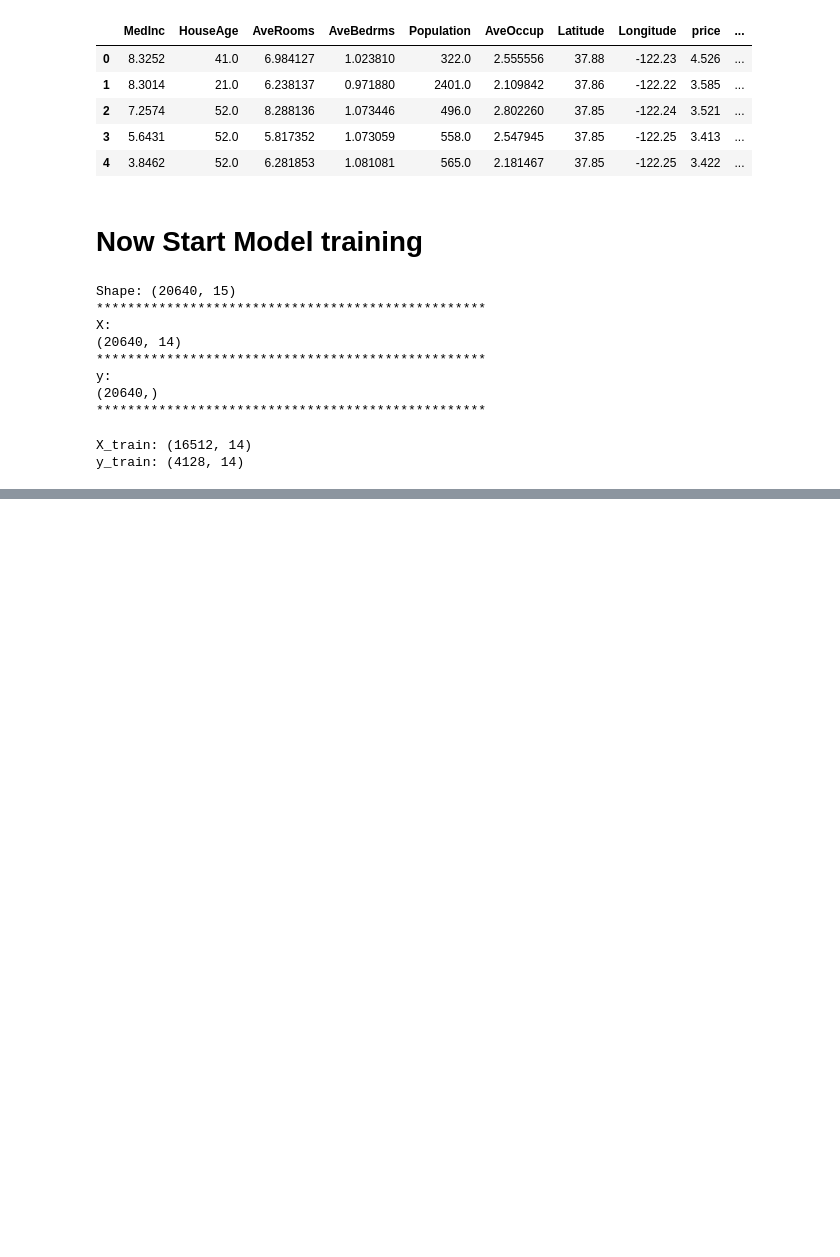
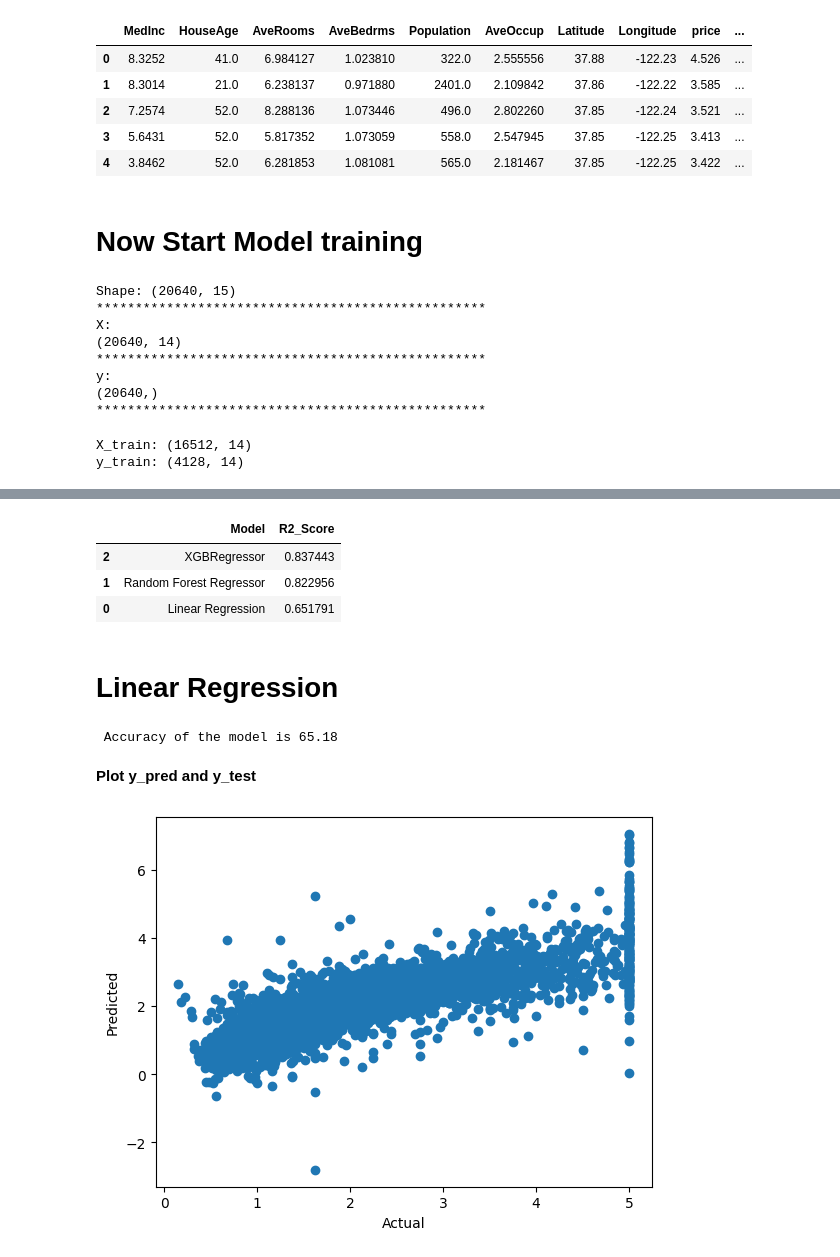
Before and after one commit to MudaserShah/Machine-learning-Projects, a Jupyter notebook: house-price-ml/notebook.ipynb, the cells around one changed output, grey strips where cells are left out. Drawn from its saved outputs; the diff is of its cells as text; code cells hidden in the pictures; blank space fills up the shorter version.

Commit message:
add some models

```diff
--- a/house-price-ml/notebook.ipynb
+++ b/house-price-ml/notebook.ipynb
@@ -1120,3 +991,0 @@ Mean Squared Error: 0.20461279955764952
-# %%
-rmse = np.sqrt(mse)
-print("RMSE:", rmse)
@@ -1125,5 +991,0 @@ RMSE: 0.4523414634517264
-# %%
-xg.fit(X_tr_sc, y_train)
-
-print("Train R2:", xg.score(X_tr_sc, y_train))
-print("Test R2:", xg.score(X_te_sc, y_test))
@@ -1157,0 +994,7 @@ print(results.head(20))
+# %%
+def evaluate_model(true, predicted):
+    mae = mean_absolute_error(true, predicted)
+    mse = mean_squared_error(true, predicted)
+    rmse = np.sqrt(mean_squared_error(true, predicted))
+    r2_square = r2_score(true, predicted)
+    return mae, rmse, r2_square
@@ -1157,0 +1059,25 @@ print(results.head(20))
+# %%
+pd.DataFrame(list(zip(model_list, r2_list)), columns=['Model', 'R2_Score']).sort_values(by='R2_Score', ascending=False)
+# %% [output]
+|  | Model | R2_Score |
+| 2 | XGBRegressor | 0.837443 |
+| 1 | Random Forest Regressor | 0.822956 |
+| 0 | Linear Regression | 0.651791 |
+# %% [markdown]
+# Linear Regression
+# %%
+lin_model = LinearRegression(fit_intercept=True)
+lin_model = lin_model.fit(X_train, y_train)
+y_pred = lin_model.predict(X_test)
+score = r2_score(y_test, y_pred)*100
+print(" Accuracy of the model is %.2f" %score)
+# %% [output]
+ Accuracy of the model is 65.18
+# %% [markdown]
+**Plot y_pred and y_test**
+# %%
+plt.scatter(y_test,y_pred);
+plt.xlabel('Actual');
+plt.ylabel('Predicted');
+# %% [output]
+[figure, added]
```
Also changed, not shown: parts of 32 cells of this notebook.
